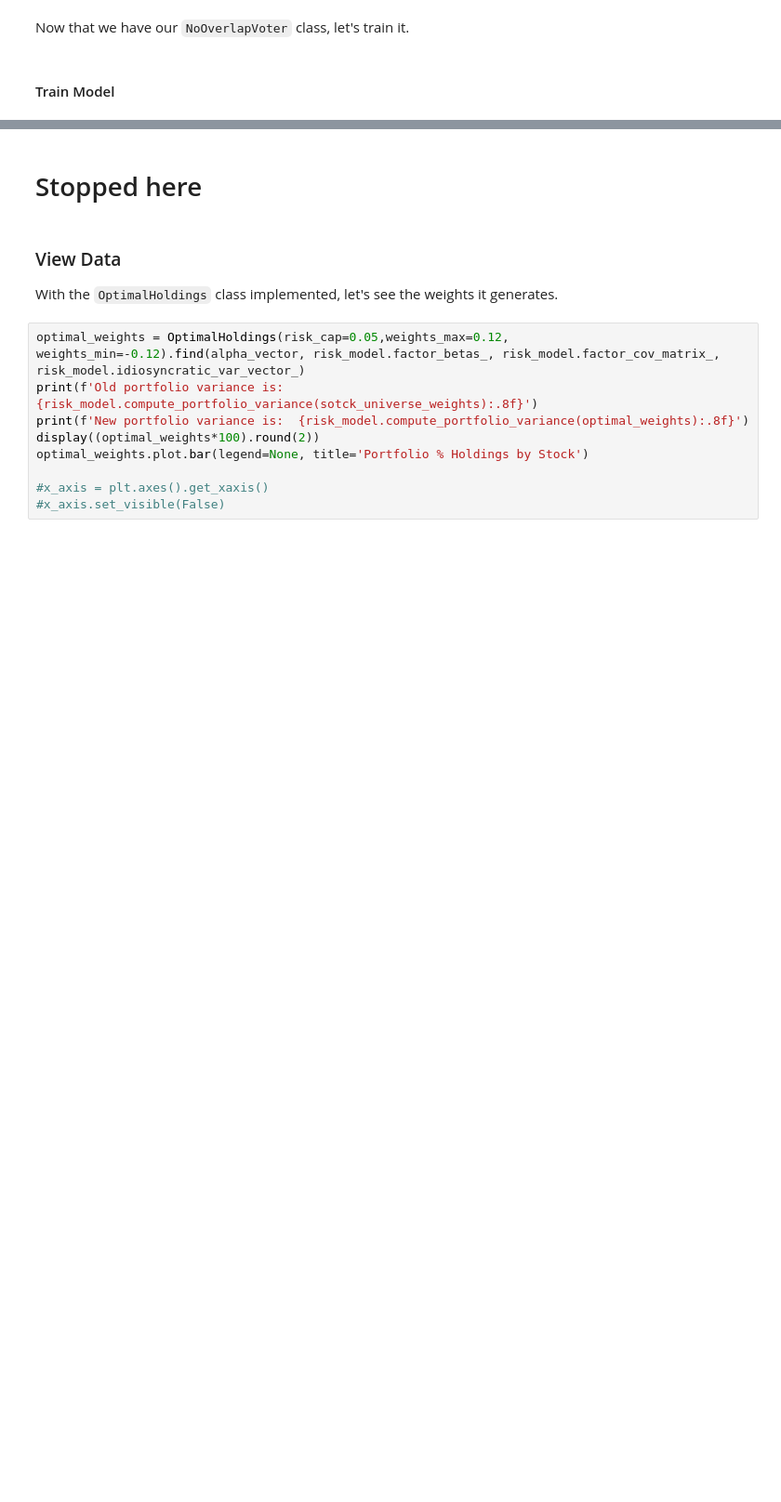
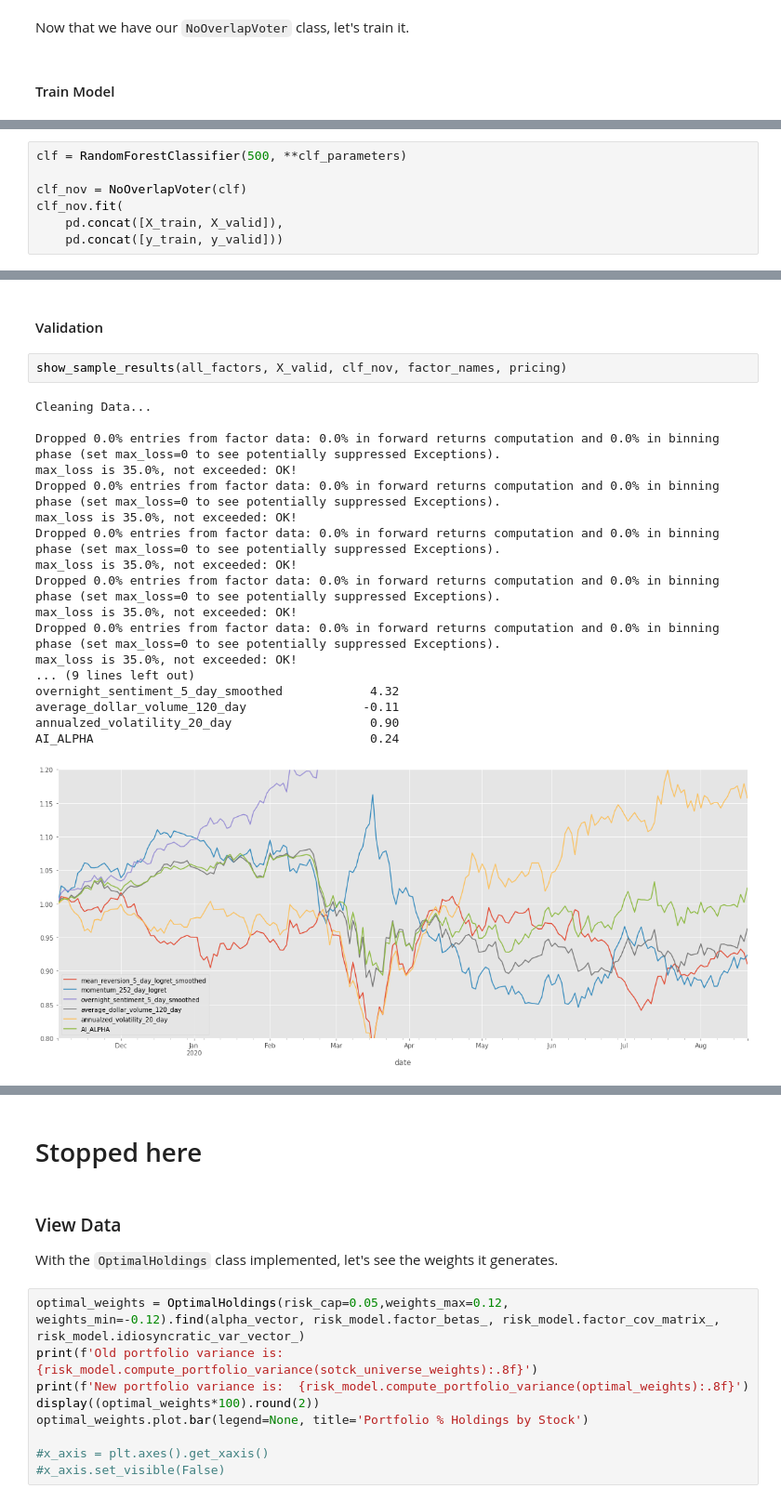
Before and after one commit to nmaiorana/svi-trading-tools, a Jupyter notebook: portfolio_analysis_ml.ipynb, the cells around one changed output, grey strips where cells are left out. Shown at 93% size. Saved outputs shown, nothing was run; the diff lists cells and outputs as text; blank space fills up the shorter version.

```diff
--- a/portfolio_analysis_ml.ipynb
+++ b/portfolio_analysis_ml.ipynb
@@ -637,0 +660,7 @@ shap.summary_plot(shap_values, X_train, plot_type="bar")
+# %%
+clf = RandomForestClassifier(500, **clf_parameters)
+
+clf_nov = NoOverlapVoter(clf)
+clf_nov.fit(
+    pd.concat([X_train, X_valid]),
+    pd.concat([y_train, y_valid]))
@@ -637,0 +694,23 @@ shap.summary_plot(shap_values, X_train, plot_type="bar")
+# %% [markdown]
+#### Validation
+# %%
+show_sample_results(all_factors, X_valid, clf_nov, factor_names, pricing)
+# %% [output]
+Cleaning Data...
+
+Dropped 0.0% entries from factor data: 0.0% in forward returns computation and 0.0% in binning phase (set max_loss=0 to see potentially suppressed Exceptions).
+max_loss is 35.0%, not exceeded: OK!
+Dropped 0.0% entries from factor data: 0.0% in forward returns computation and 0.0% in binning phase (set max_loss=0 to see potentially suppressed Exceptions).
+max_loss is 35.0%, not exceeded: OK!
+Dropped 0.0% entries from factor data: 0.0% in forward returns computation and 0.0% in binning phase (set max_loss=0 to see potentially suppressed Exceptions).
+max_loss is 35.0%, not exceeded: OK!
+Dropped 0.0% entries from factor data: 0.0% in forward returns computation and 0.0% in binning phase (set max_loss=0 to see potentially suppressed Exceptions).
+max_loss is 35.0%, not exceeded: OK!
+Dropped 0.0% entries from factor data: 0.0% in forward returns computation and 0.0% in binning phase (set max_loss=0 to see potentially suppressed Exceptions).
+max_loss is 35.0%, not exceeded: OK!
+... (9 lines left out)
+overnight_sentiment_5_day_smoothed            4.32
+average_dollar_volume_120_day                -0.11
+annualzed_volatility_20_day                   0.90
+AI_ALPHA                                      0.24
+[figure, added]
```
Also changed, not shown: parts of 40 cells of this notebook, 2 other files.
